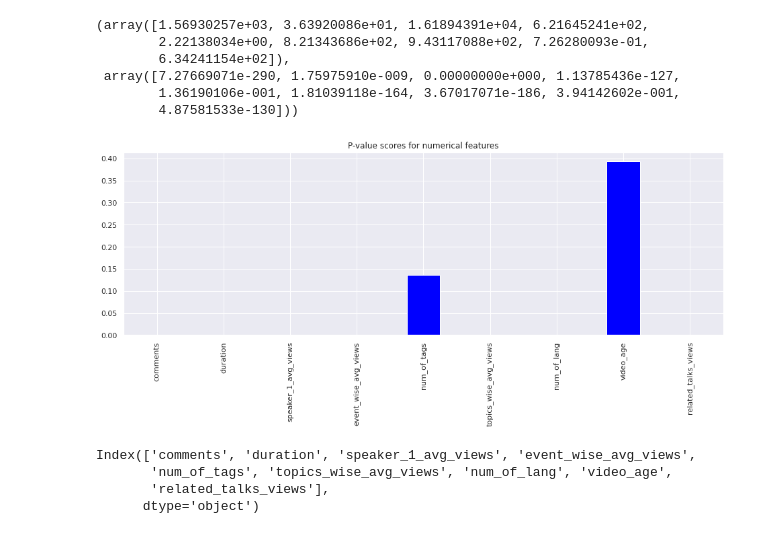
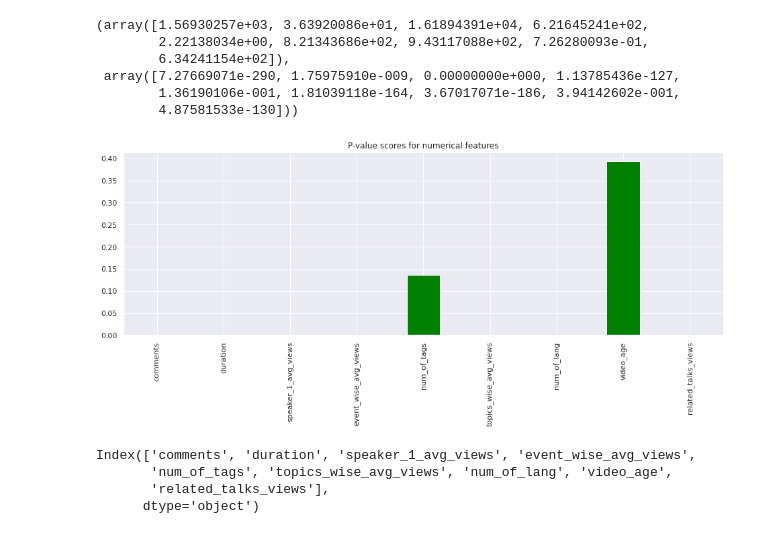
Before and after one commit to Aayushi-Sharma24/TedTalks_Views_Prediction_Regression, a Jupyter notebook: AS_Ted_Talks_Views_Prediction_Capstone_Project.ipynb, the cells around one changed output. Cells and saved outputs as stored; diff of their text form; code cells hidden in the pictures.

```diff
--- a/AS_Ted_Talks_Views_Prediction_Capstone_Project.ipynb
+++ b/AS_Ted_Talks_Views_Prediction_Capstone_Project.ipynb
@@ -1135,11 +1137,11 @@ f_scores
 # %%
 #The second array consists of p-values that we need. let's plot it
 p_values= pd.Series(f_scores[1],index= X.columns)
-p_values.plot(kind='bar',color='blue',figsize=(16,5))
+p_values.plot(kind='bar',color='green',figsize=(16,5))
 plt.title('P-value scores for numerical features')
 plt.show()
 # %% [output]
-[figure, old version]
+[figure, new version]
 # %%
 X.columns
 # %% [output]
```
Also changed, not shown: parts of 20 cells of this notebook.
